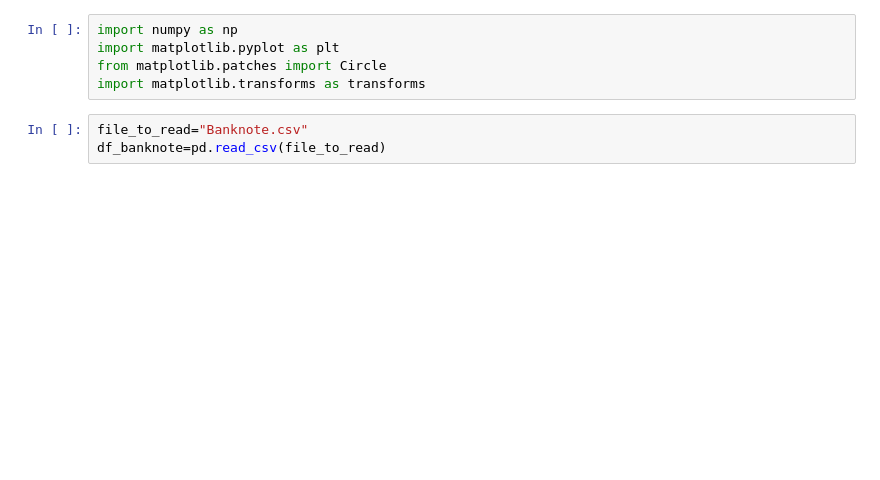
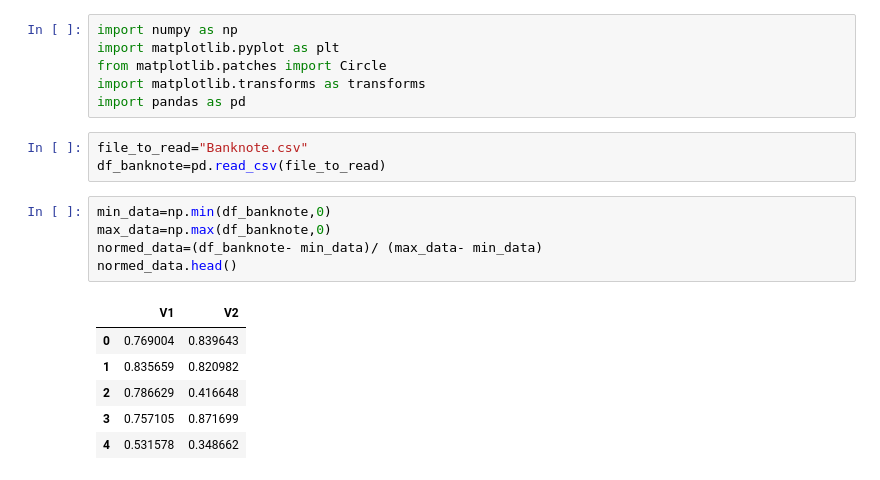
Before and after one commit to irenediaz1974/Portfolio2023, a Jupyter notebook: KMeans_Notebook/scatter_circle.ipynb, the cells around one changed output. Cells and saved outputs as stored; diff of their text form; blank space fills up the shorter version.

```diff
--- a/KMeans_Notebook/scatter_circle.ipynb
+++ b/KMeans_Notebook/scatter_circle.ipynb
@@ -3,8 +3,21 @@ import numpy as np
 import matplotlib.pyplot as plt
 from matplotlib.patches import Circle
 import matplotlib.transforms as transforms
+import pandas as pd
 # %%
 file_to_read="Banknote.csv"
 df_banknote=pd.read_csv(file_to_read)
+# %%
+min_data=np.min(df_banknote,0)
+max_data=np.max(df_banknote,0)
+normed_data=(df_banknote- min_data)/ (max_data- min_data)
+normed_data.head()
+# %% [output]
+|  | V1 | V2 |
+| 0 | 0.769004 | 0.839643 |
+| 1 | 0.835659 | 0.820982 |
+| 2 | 0.786629 | 0.416648 |
+| 3 | 0.757105 | 0.871699 |
+| 4 | 0.531578 | 0.348662 |
 # %%
 
```
Also changed, not shown: parts of 2 cells of this notebook, 2 other files.
